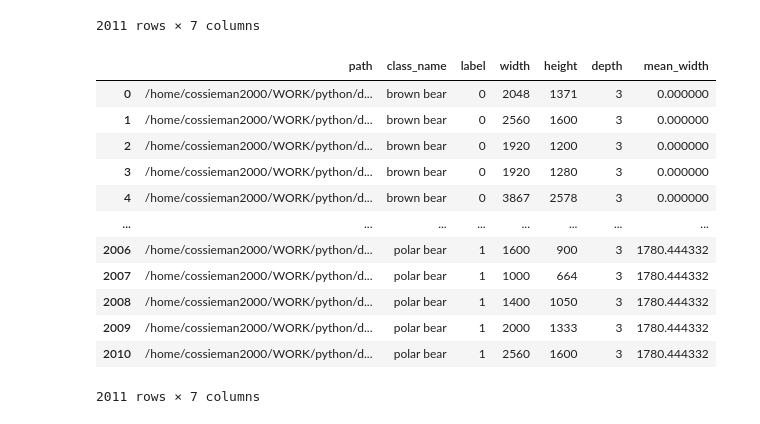
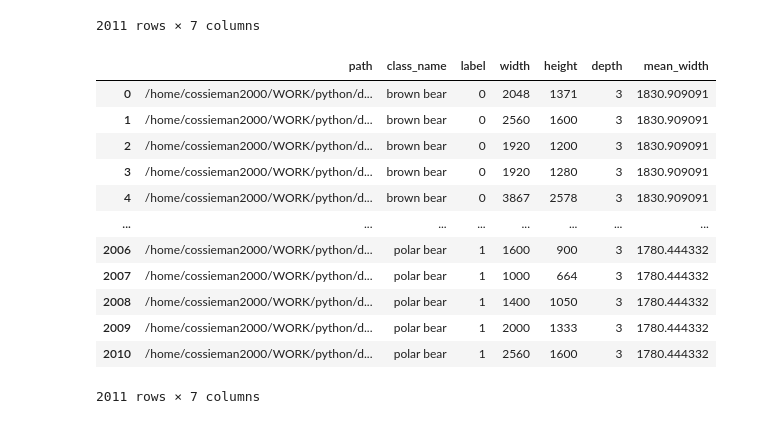
Before and after one commit to acebiscuits/pylab2, a Jupyter notebook: test_lab4.ipynb, the cells around one changed output. Cells and saved outputs as stored; diff of their text form; code cells hidden in the pictures.

```diff
--- a/test_lab4.ipynb
+++ b/test_lab4.ipynb
@@ -59,9 +61,10 @@ for picture in pictures:
     if os.path.exists(str(picture)):
         #print(picture)
         #print(cv2.imread(picture).shape[1])
-        width_list.append(cv2.imread(picture).shape[1])
-        height_list.append(cv2.imread(picture).shape[0])
-        depth_list.append(cv2.imread(picture).shape[2])
+        pic = cv2.imread(picture)
+        width_list.append(pic.shape[1])
+        height_list.append(pic.shape[0])
+        depth_list.append(pic.shape[2])
 # %%
 df['width'] = width_list
 df['height'] = height_list
@@ -100,14 +103,15 @@ df
 2011 rows × 7 columns
 # %%
 df.loc[df['label'] == 1, 'mean_width'] = df.loc[df['label'] == 1, 'width'].mean()
+df.loc[df['label'] == 0, 'mean_width'] = df.loc[df['label'] == 0, 'width'].mean()
 df
 # %% [output]
 |  | path | class_name | label | width | height | depth | mean_width |
-| 0 | /home/cossieman2000/WORK/python/d... | brown bear | 0 | 2048 | 1371 | 3 | 0.000000 |
-| 1 | /home/cossieman2000/WORK/python/d... | brown bear | 0 | 2560 | 1600 | 3 | 0.000000 |
-| 2 | /home/cossieman2000/WORK/python/d... | brown bear | 0 | 1920 | 1200 | 3 | 0.000000 |
-| 3 | /home/cossieman2000/WORK/python/d... | brown bear | 0 | 1920 | 1280 | 3 | 0.000000 |
-| 4 | /home/cossieman2000/WORK/python/d... | brown bear | 0 | 3867 | 2578 | 3 | 0.000000 |
+| 0 | /home/cossieman2000/WORK/python/d... | brown bear | 0 | 2048 | 1371 | 3 | 1830.909091 |
+| 1 | /home/cossieman2000/WORK/python/d... | brown bear | 0 | 2560 | 1600 | 3 | 1830.909091 |
+| 2 | /home/cossieman2000/WORK/python/d... | brown bear | 0 | 1920 | 1200 | 3 | 1830.909091 |
+| 3 | /home/cossieman2000/WORK/python/d... | brown bear | 0 | 1920 | 1280 | 3 | 1830.909091 |
+| 4 | /home/cossieman2000/WORK/python/d... | brown bear | 0 | 3867 | 2578 | 3 | 1830.909091 |
 | ... | ... | ... | ... | ... | ... | ... | ... |
 | 2006 | /home/cossieman2000/WORK/python/d... | polar bear | 1 | 1600 | 900 | 3 | 1780.444332 |
 | 2007 | /home/cossieman2000/WORK/python/d... | polar bear | 1 | 1000 | 664 | 3 | 1780.444332 |
```
Also changed, not shown: parts of 9 cells of this notebook.
